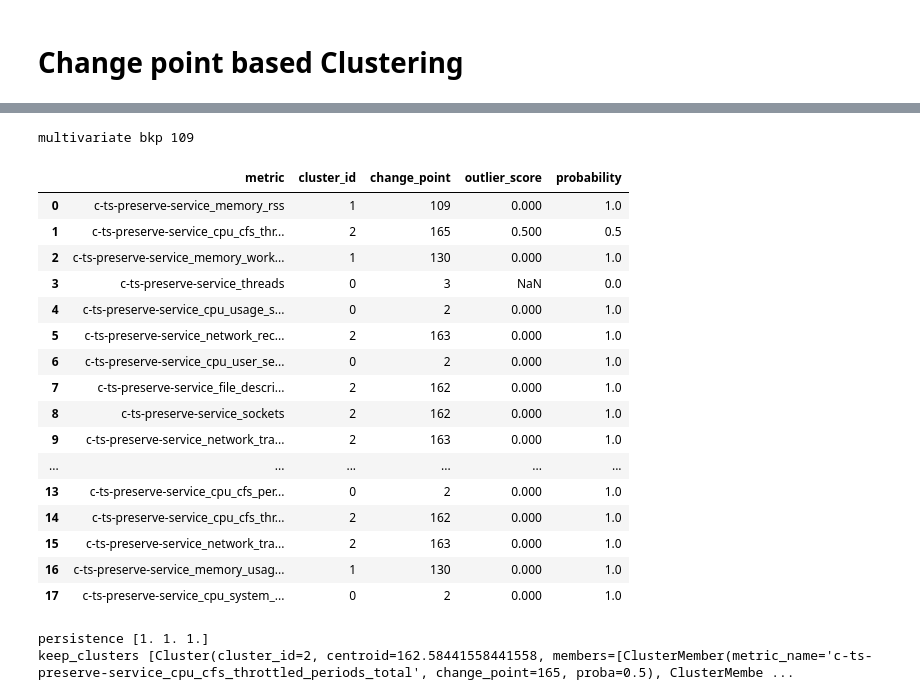
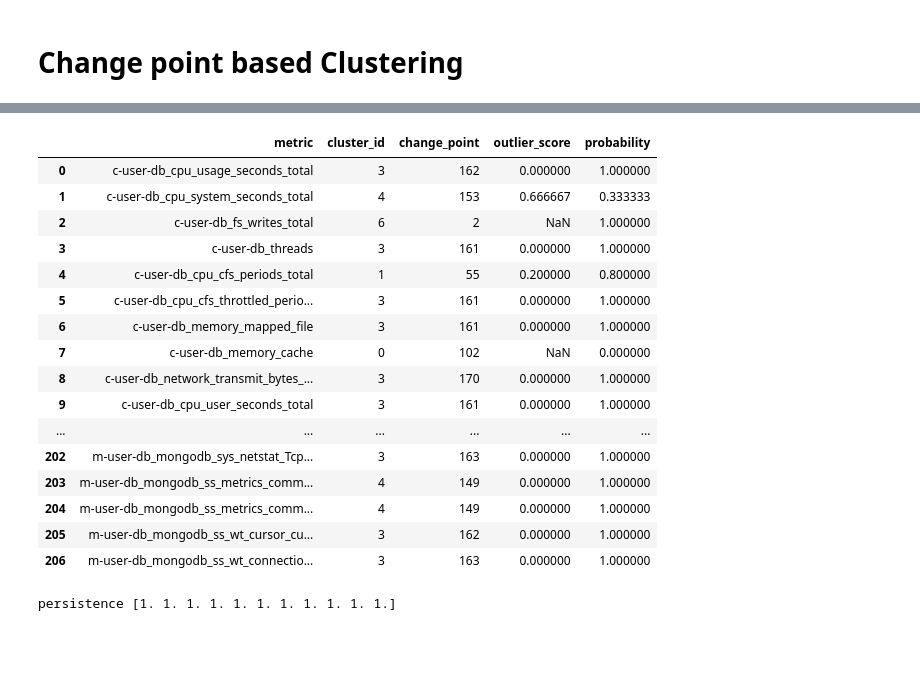
Before and after one commit to XuRepository/meltria-analyzer, a Jupyter notebook: notebooks/change_point_based_clustering.ipynb, the cells around one changed output, grey strips where cells are left out. Saved outputs shown, nothing was run; the diff lists cells and outputs as text; code cells hidden in the pictures; blank space fills up the shorter version.

```diff
--- a/notebooks/change_point_based_clustering.ipynb
+++ b/notebooks/change_point_based_clustering.ipynb
@@ -193,25 +276,9 @@ slis_bkp
 # %%
-data = cause_dataset
-n_bkps = 1
-
-metrics = data.columns.tolist()
-binseg = rpt.Binseg(model="normal", jump=1)
-change_points: list[int] = []
-for metric in metrics:
-    x = data[metric].to_numpy()
-    change_point = binseg.fit(scipy.stats.zscore(x)).predict(n_bkps=n_bkps)[0]
-    change_points.append(change_point)
-metric_to_bkp = {metric: bkp for metric, bkp in zip(metrics, change_points)}
-
-print(
-    "multivariate bkp",
-    binseg.fit(data.apply(scipy.stats.zscore)).predict(n_bkps=n_bkps)[0],
-)
-
 cluster_selection_epsilon = 3.0
 clusterer = hdbscan.HDBSCAN(
     min_cluster_size=2,
-    metric=lambda x, y: abs(x - y),
+    min_samples=1,
+    metric=lambda x, y: np.abs(x - y),
     allow_single_cluster=True,
     cluster_selection_method="leaf",
     cluster_selection_epsilon=cluster_selection_epsilon,
@@ -303,56 +370,54 @@ class Clusters(UserList[Cluster]):
 
 
 # cluster_id_to_centroid = {
 #     cluster_id: clusterer.weighted_cluster_centroid(cluster_id)[0]
 #     for cluster_id in np.unique(clusterer.labels_)
 #     if cluster_id != -1  # skip noise cluster
 # }
 # cluster_id_to_change_points: dict[int, list[int]] = defaultdict(list)
 # clusters_with_centroid: dict[tuple[int, int], list[str]] = defaultdict(list)
 # # print(list(zip(clusterer.labels_, metrics, change_points)))
 # for cluster_id, metric, change_point, proba in zip(clusterer.labels_, metrics, change_points, clusterer.probabilities_):
 #     if cluster_id == -1:  # skip noise features
 #         continue
 #     centroid = cluster_id_to_centroid[cluster_id]
 #     clusters_with_centroid[(cluster_id, centroid)].append(metric)
 #     cluster_id_to_change_points[cluster_id].append(change_point)
 
 # remove outliers
 # for (cluster_id, centroid), members in clusters_with_centroid.items():
 #     if proba <= 0.5 and :
 #         continue
 # # choose a cluster having max metrics and the adjacent clusters
 # import pprint
 # for x in clusters_with_centroid.items():
 #     print(agglomerative_coefficient(np.array(cluster_id_to_change_points[x[0][0]], dtype=int), x[0][1]), x)
 
 clusters = Clusters.from_raw_values(clusterer, metrics, change_points)
 inliners = clusters.inliner(threshold=0.5, eps=int(cluster_selection_epsilon), copy=True)
-keep_clusters = [inliners.cluster_of_max_size()]
-print("keep_clusters", keep_clusters)
+# keep_clusters = [inliners.cluster_of_max_size()]
+# print("keep_clusters", keep_clusters)
 
-keep_metrics: list[str] = [m.metric_name for m in keep_clusters[0].members]
-remove_metrics: list[str] = list(set(metrics) - set(keep_metrics))
-clustering_info: dict[str, list[str]] = {metric: [] for metric in keep_metrics}
-clustering_info, remove_metrics
+# keep_metrics: list[str] = [m.metric_name for m in keep_clusters[0].members]
+# remove_metrics: list[str] = list(set(metrics) - set(keep_metrics))
+# clustering_info: dict[str, list[str]] = {metric: [] for metric in keep_metrics}
+# clustering_info, remove_metrics
 # %% [output]
+|  | metric | cluster_id | change_point | outlier_score | probability |
+| 0 | c-user-db_cpu_usage_seconds_total | 3 | 162 | 0.000000 | 1.000000 |
+| 1 | c-user-db_cpu_system_seconds_total | 4 | 153 | 0.666667 | 0.333333 |
+| 2 | c-user-db_fs_writes_total | 6 | 2 | NaN | 1.000000 |
+| 3 | c-user-db_threads | 3 | 161 | 0.000000 | 1.000000 |
+| 4 | c-user-db_cpu_cfs_periods_total | 1 | 55 | 0.200000 | 0.800000 |
+| 5 | c-user-db_cpu_cfs_throttled_perio... | 3 | 161 | 0.000000 | 1.000000 |
+| 6 | c-user-db_memory_mapped_file | 3 | 161 | 0.000000 | 1.000000 |
+| 7 | c-user-db_memory_cache | 0 | 102 | NaN | 0.000000 |
+| 8 | c-user-db_network_transmit_bytes_... | 3 | 170 | 0.000000 | 1.000000 |
+| 9 | c-user-db_cpu_user_seconds_total | 3 | 161 | 0.000000 | 1.000000 |
+| ... | ... | ... | ... | ... | ... |
+| 202 | m-user-db_mongodb_sys_netstat_Tcp... | 3 | 163 | 0.000000 | 1.000000 |
+| 203 | m-user-db_mongodb_ss_metrics_comm... | 4 | 149 | 0.000000 | 1.000000 |
+| 204 | m-user-db_mongodb_ss_metrics_comm... | 4 | 149 | 0.000000 | 1.000000 |
+| 205 | m-user-db_mongodb_ss_wt_cursor_cu... | 3 | 162 | 0.000000 | 1.000000 |
+| 206 | m-user-db_mongodb_ss_wt_connectio... | 3 | 163 | 0.000000 | 1.000000 |
-multivariate bkp 109
+persistence [1. 1. 1. 1. 1. 1. 1. 1. 1. 1. 1.]
-|  | metric | cluster_id | change_point | outlier_score | probability |
-| 0 | c-ts-preserve-service_memory_rss | 1 | 109 | 0.000 | 1.0 |
-| 1 | c-ts-preserve-service_cpu_cfs_thr... | 2 | 165 | 0.500 | 0.5 |
-| 2 | c-ts-preserve-service_memory_work... | 1 | 130 | 0.000 | 1.0 |
-| 3 | c-ts-preserve-service_threads | 0 | 3 | NaN | 0.0 |
-| 4 | c-ts-preserve-service_cpu_usage_s... | 0 | 2 | 0.000 | 1.0 |
-| 5 | c-ts-preserve-service_network_rec... | 2 | 163 | 0.000 | 1.0 |
-| 6 | c-ts-preserve-service_cpu_user_se... | 0 | 2 | 0.000 | 1.0 |
-| 7 | c-ts-preserve-service_file_descri... | 2 | 162 | 0.000 | 1.0 |
-| 8 | c-ts-preserve-service_sockets | 2 | 162 | 0.000 | 1.0 |
-| 9 | c-ts-preserve-service_network_tra... | 2 | 163 | 0.000 | 1.0 |
-| ... | ... | ... | ... | ... | ... |
-| 13 | c-ts-preserve-service_cpu_cfs_per... | 0 | 2 | 0.000 | 1.0 |
-| 14 | c-ts-preserve-service_cpu_cfs_thr... | 2 | 162 | 0.000 | 1.0 |
-| 15 | c-ts-preserve-service_network_tra... | 2 | 163 | 0.000 | 1.0 |
-| 16 | c-ts-preserve-service_memory_usag... | 1 | 130 | 0.000 | 1.0 |
-| 17 | c-ts-preserve-service_cpu_system_... | 0 | 2 | 0.000 | 1.0 |
-persistence [1. 1. 1.]
-keep_clusters [Cluster(cluster_id=2, centroid=162.58441558441558, members=[ClusterMember(metric_name='c-ts-preserve-service_cpu_cfs_throttled_periods_total', change_point=165, proba=0.5), ClusterMembe ...
```
Also changed, not shown: parts of 15 cells of this notebook.
